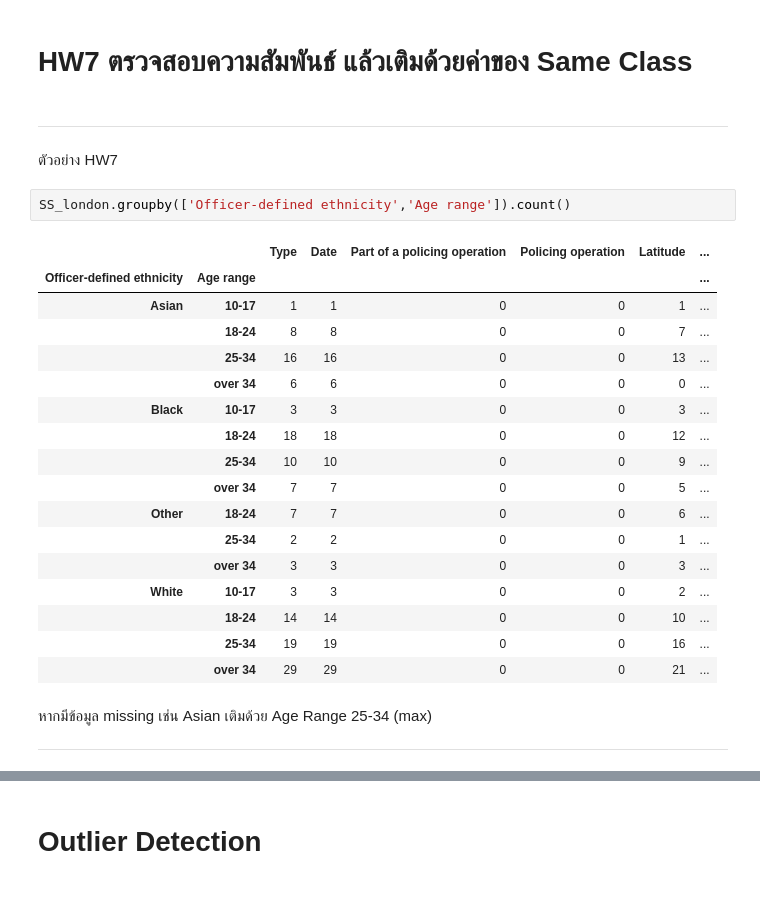
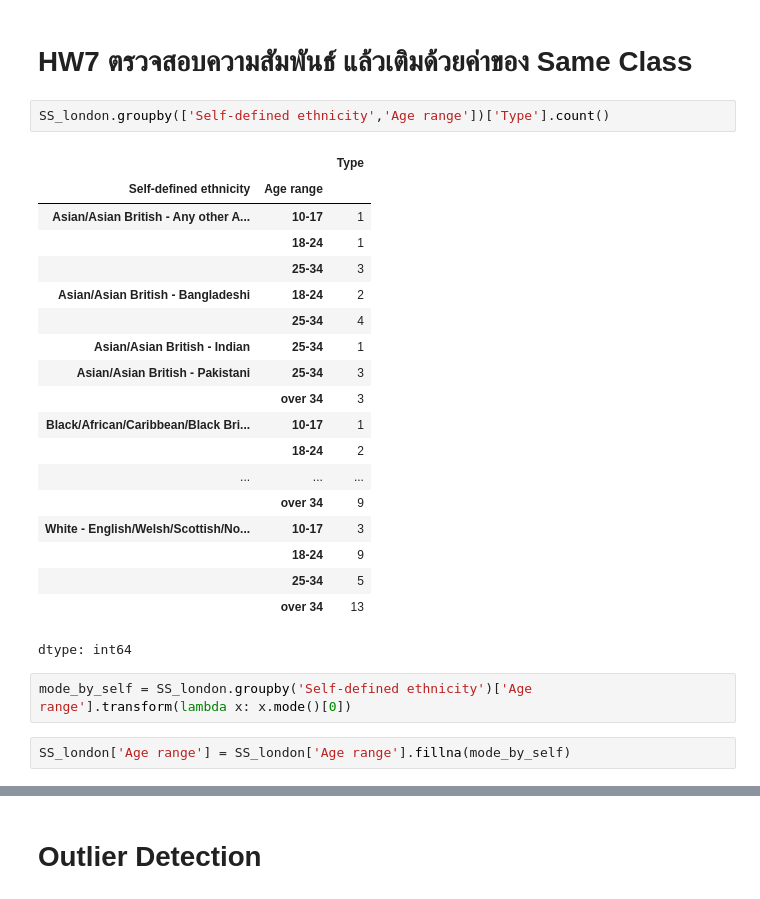
Before and after one commit to 16pynkn/MSC_DPDM_2025, a Jupyter notebook: Data101_(dpdm25).ipynb, the cells around one changed output, grey strips where cells are left out. Drawn from its saved outputs; the diff is of its cells as text.

```diff
--- a/Data101_(dpdm25).ipynb
+++ b/Data101_(dpdm25).ipynb
@@ -664,32 +675,29 @@ SS_london.groupby(['Self-defined ethnicity','Age range']).count()
 |  | over 34 | 13 | 13 | 0 | 0 | 10 | ... |
 # %% [markdown]
 # HW7 ตรวจสอบความสัมพันธ์ แล้วเติมด้วยค่าของ Same Class
-# %% [markdown]
-
-
----
-ตัวอย่าง HW7
 # %%
-SS_london.groupby(['Officer-defined ethnicity','Age range']).count()
+SS_london.groupby(['Self-defined ethnicity','Age range'])['Type'].count()
 # %% [output]
-|  |  | Type | Date | Part of a policing operation | Policing operation | Latitude | ... |
-| Officer-defined ethnicity | Age range |  |  |  |  |  | ... |
-| Asian | 10-17 | 1 | 1 | 0 | 0 | 1 | ... |
-|  | 18-24 | 8 | 8 | 0 | 0 | 7 | ... |
-|  | 25-34 | 16 | 16 | 0 | 0 | 13 | ... |
-|  | over 34 | 6 | 6 | 0 | 0 | 0 | ... |
-| Black | 10-17 | 3 | 3 | 0 | 0 | 3 | ... |
-|  | 18-24 | 18 | 18 | 0 | 0 | 12 | ... |
-|  | 25-34 | 10 | 10 | 0 | 0 | 9 | ... |
-|  | over 34 | 7 | 7 | 0 | 0 | 5 | ... |
-| Other | 18-24 | 7 | 7 | 0 | 0 | 6 | ... |
-|  | 25-34 | 2 | 2 | 0 | 0 | 1 | ... |
-|  | over 34 | 3 | 3 | 0 | 0 | 3 | ... |
-| White | 10-17 | 3 | 3 | 0 | 0 | 2 | ... |
-|  | 18-24 | 14 | 14 | 0 | 0 | 10 | ... |
-|  | 25-34 | 19 | 19 | 0 | 0 | 16 | ... |
-|  | over 34 | 29 | 29 | 0 | 0 | 21 | ... |
+|  |  | Type |
+| Self-defined ethnicity | Age range |  |
+| Asian/Asian British - Any other A... | 10-17 | 1 |
+|  | 18-24 | 1 |
+|  | 25-34 | 3 |
+| Asian/Asian British - Bangladeshi | 18-24 | 2 |
+|  | 25-34 | 4 |
+| Asian/Asian British - Indian | 25-34 | 1 |
+| Asian/Asian British - Pakistani | 25-34 | 3 |
+|  | over 34 | 3 |
+| Black/African/Caribbean/Black Bri... | 10-17 | 1 |
+|  | 18-24 | 2 |
+| ... | ... | ... |
+|  | over 34 | 9 |
+| White - English/Welsh/Scottish/No... | 10-17 | 3 |
+|  | 18-24 | 9 |
+|  | 25-34 | 5 |
+|  | over 34 | 13 |
+dtype: int64
-# %% [markdown]
-หากมีข้อมูล missing เช่น Asian เติมด้วย Age Range 25-34 (max)
-
----
+# %%
+mode_by_self = SS_london.groupby('Self-defined ethnicity')['Age range'].transform(lambda x: x.mode()[0])
+# %%
+SS_london['Age range'] = SS_london['Age range'].fillna(mode_by_self)
```
Also changed, not shown: parts of 5 cells of this notebook.
